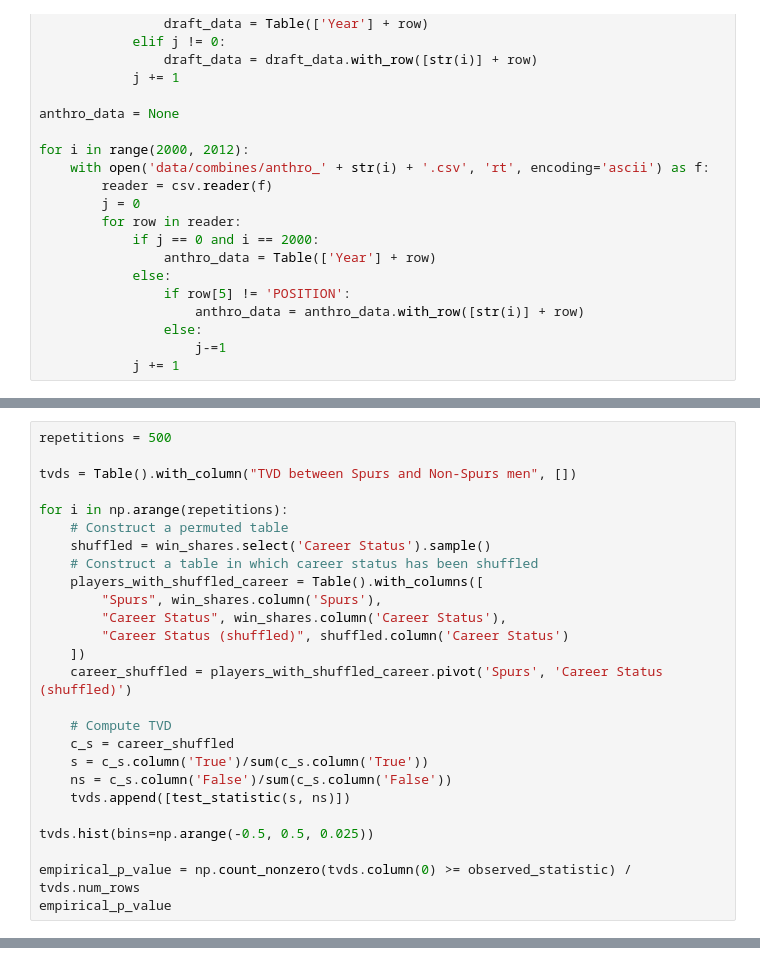
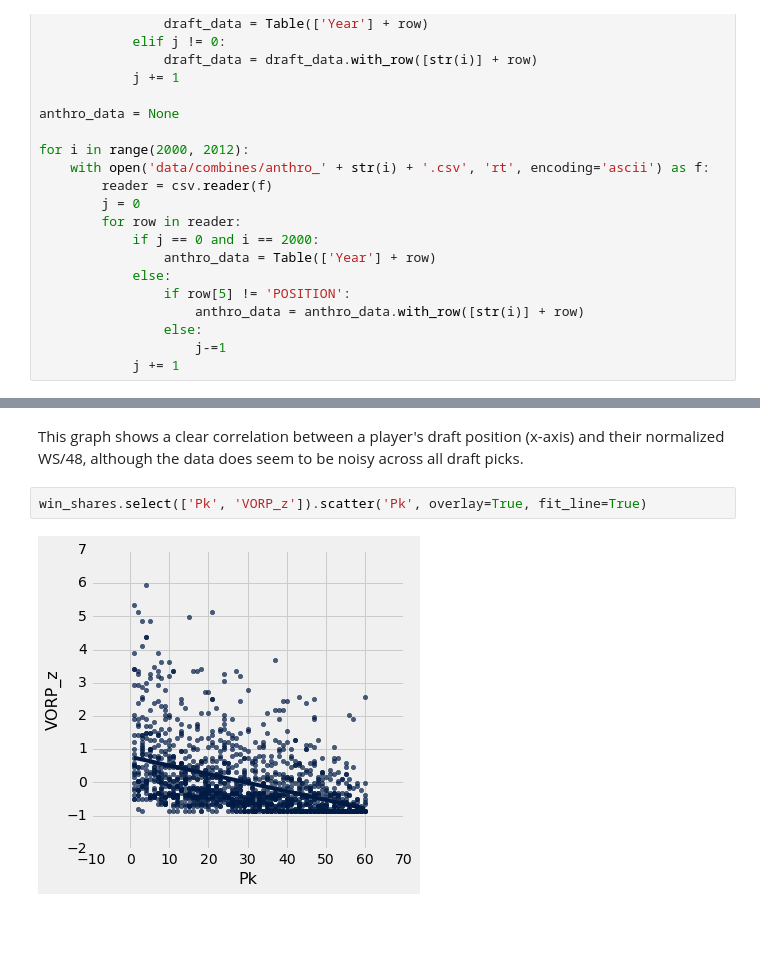
Before and after one commit to canzhiye/nba-draft-adages, a Jupyter notebook: spurs.ipynb, the cells around one changed output, grey strips where cells are left out. Cells and saved outputs as stored; diff of their text form; blank space fills up the shorter version.

```diff
--- a/spurs.ipynb
+++ b/spurs.ipynb
@@ -340,26 +66,0 @@ test_statistic(s, ns)
-# %%
-repetitions = 500
-
-tvds = Table().with_column("TVD between Spurs and Non-Spurs men", [])
-
-for i in np.arange(repetitions):
-    # Construct a permuted table
-    shuffled = win_shares.select('Career Status').sample()
-    # Construct a table in which career status has been shuffled
-    players_with_shuffled_career = Table().with_columns([
-        "Spurs", win_shares.column('Spurs'),
-        "Career Status", win_shares.column('Career Status'),
-        "Career Status (shuffled)", shuffled.column('Career Status')
-    ])
-    career_shuffled = players_with_shuffled_career.pivot('Spurs', 'Career Status (shuffled)')
-
-    # Compute TVD
-    c_s = career_shuffled
-    s = c_s.column('True')/sum(c_s.column('True'))
-    ns = c_s.column('False')/sum(c_s.column('False'))
-    tvds.append([test_statistic(s, ns)])
-
-tvds.hist(bins=np.arange(-0.5, 0.5, 0.025))
-
-empirical_p_value = np.count_nonzero(tvds.column(0) >= observed_statistic) / tvds.num_rows
-empirical_p_value
@@ -368,0 +283,6 @@ empirical_p_value
+# %% [markdown]
+This graph shows a clear correlation between a player's draft position (x-axis) and their normalized WS/48, although the data does seem to be noisy across all draft picks.
+# %%
+win_shares.select(['Pk', 'VORP_z']).scatter('Pk', overlay=True, fit_line=True)
+# %% [output]
+[figure, added]
```
Also changed, not shown: parts of 54 cells of this notebook, 5 other files.
